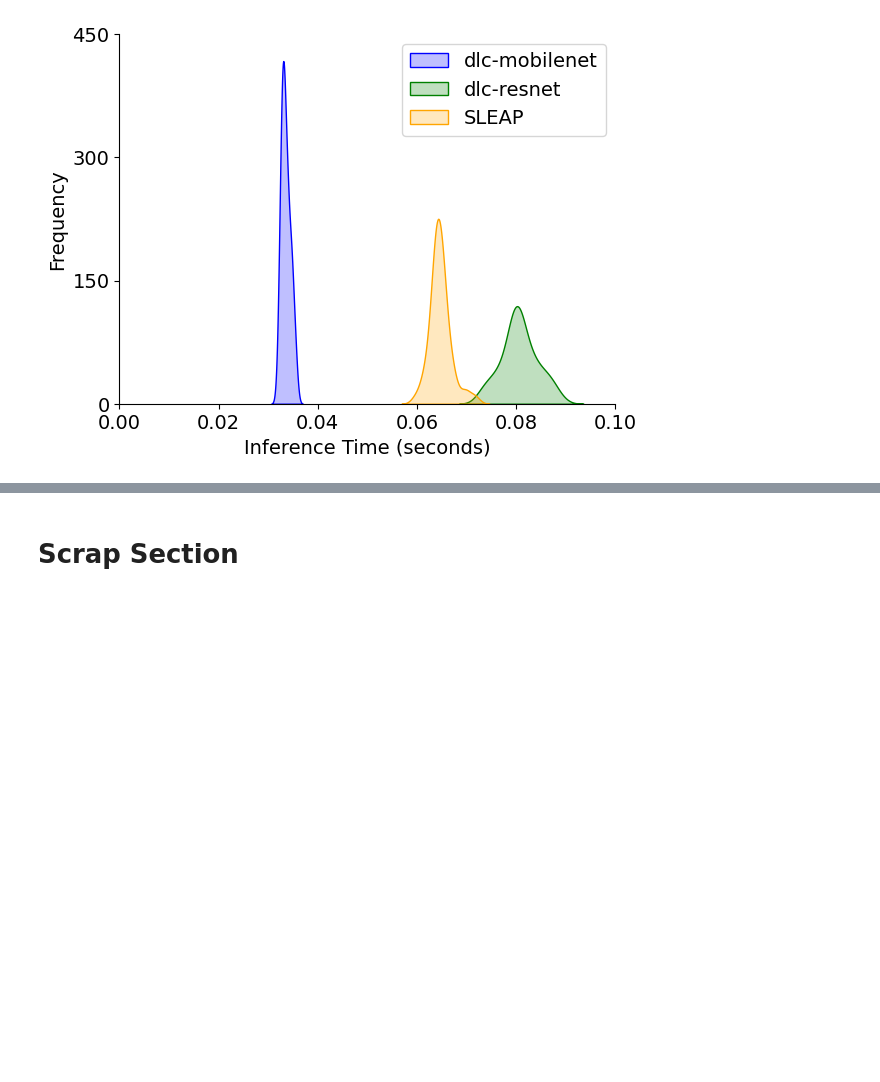
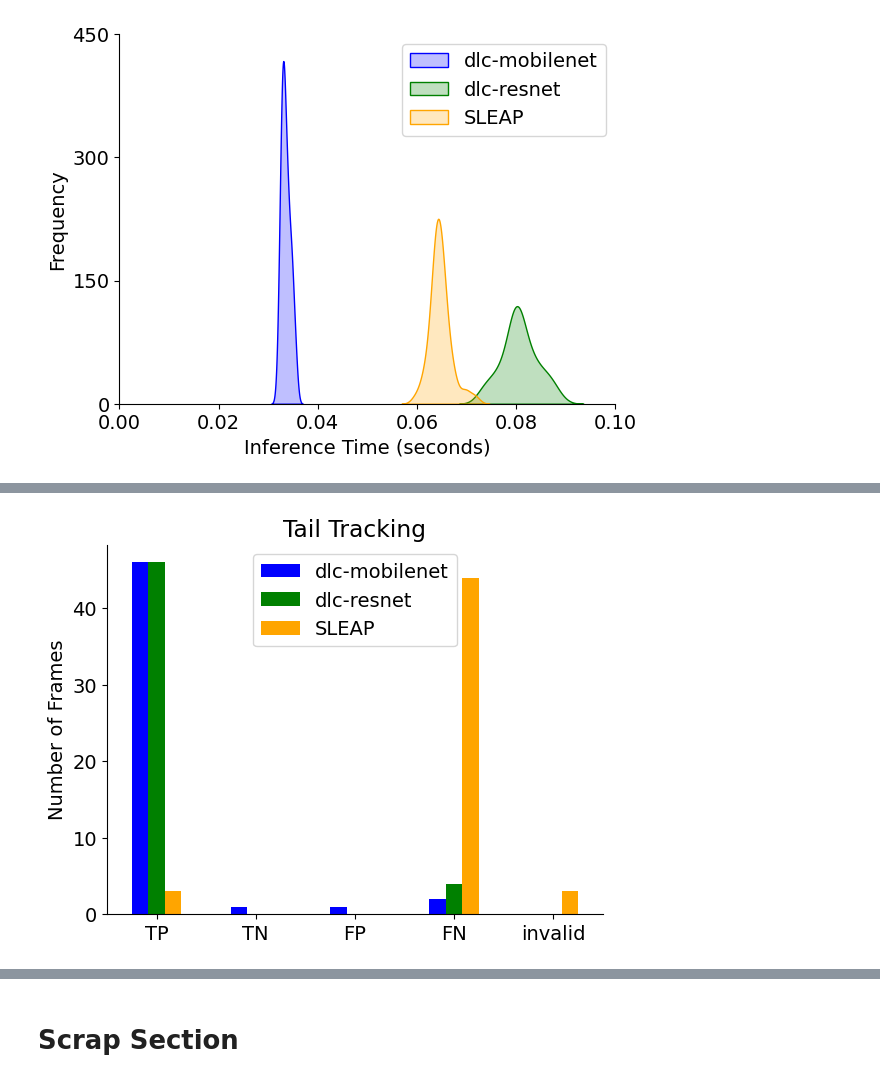
Before and after one commit to bsbrl/General_Helper_Codes, a Jupyter notebook: Model_Evaluation/Model_Evaluation_Plots.ipynb, the cells around one changed output, grey strips where cells are left out. Saved outputs shown, nothing was run; the diff lists cells and outputs as text; code cells hidden in the pictures; blank space fills up the shorter version.

```diff
--- a/Model_Evaluation/Model_Evaluation_Plots.ipynb
+++ b/Model_Evaluation/Model_Evaluation_Plots.ipynb
@@ -234,0 +273,24 @@ WARNING:matplotlib.backends.backend_ps:The PostScript backend does not support t
+# %%
+# COMPILE AND PLOT TAIL DATA
+
+mobilenet_tail = list(dlc_m_ht['Tail'])
+resnet_tail = list(dlc_r_ht['Tail'])
+sleap_tail = list(SLEAP_ht['Tail'])
+
+index = ['TP', 'TN', 'FP', 'FN', 'invalid']
+
+df_head = pd.DataFrame({'dlc-mobilenet': mobilenet_tail,
+                   'dlc-resnet': resnet_tail,
+                   'SLEAP': sleap_tail}, index=index)
+
+colors=['blue', 'green', 'orange']
+ax = df_head.plot.bar(rot=0, color=colors)
+ax.set_ylabel('Number of Frames')
+ax.set_title('Tail Tracking')
+
+# Save figure to disk
+model_name = "BM_Tail_Tracking"
+plt.savefig("/Data/Plots/" + model_name + ".eps")
+
+plt.show()
+# %% [output]
@@ -234,0 +298 @@ WARNING:matplotlib.backends.backend_ps:The PostScript backend does not support t
+[figure, added]
```
Also changed, not shown: parts of 14 cells of this notebook.
